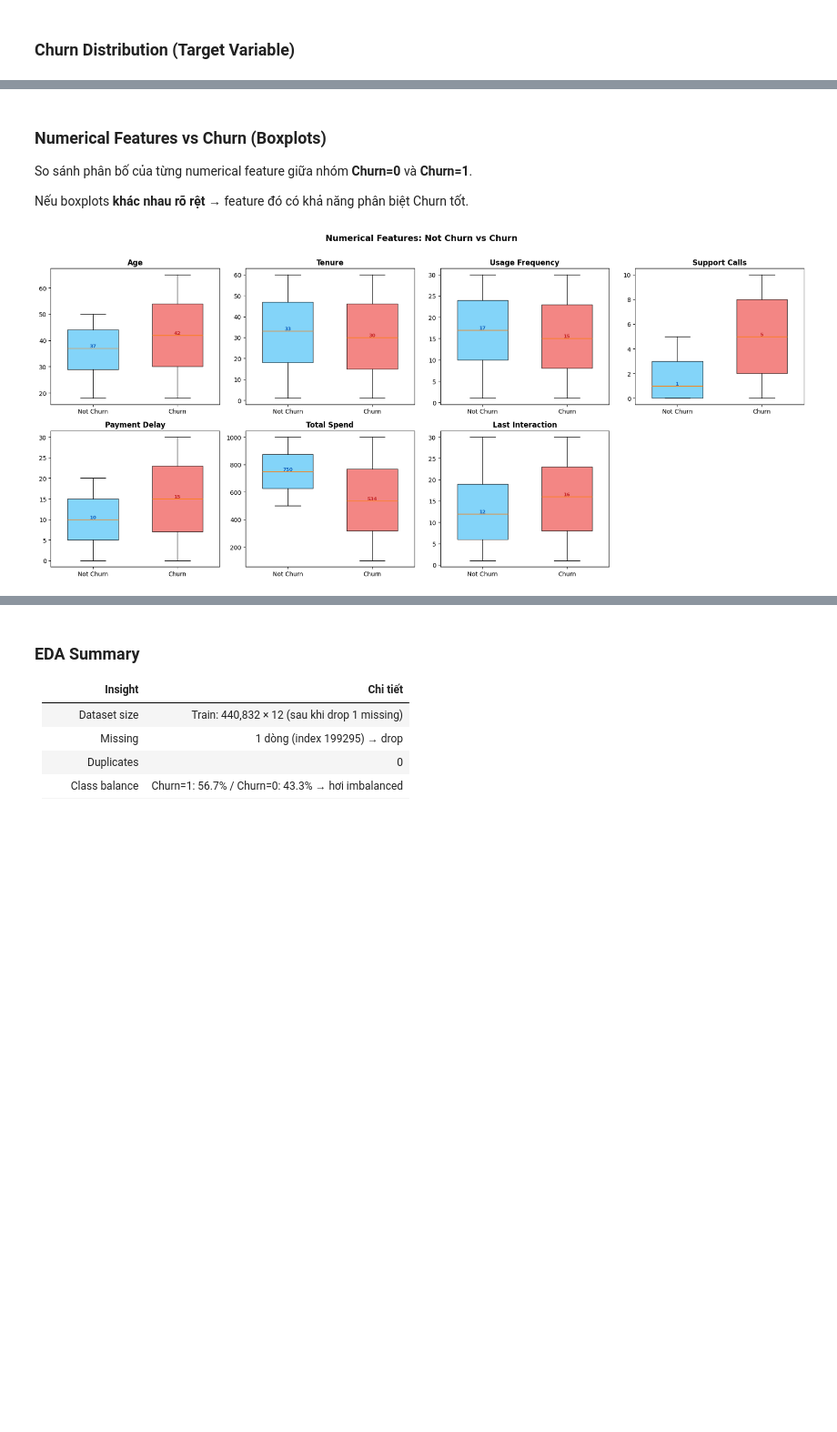
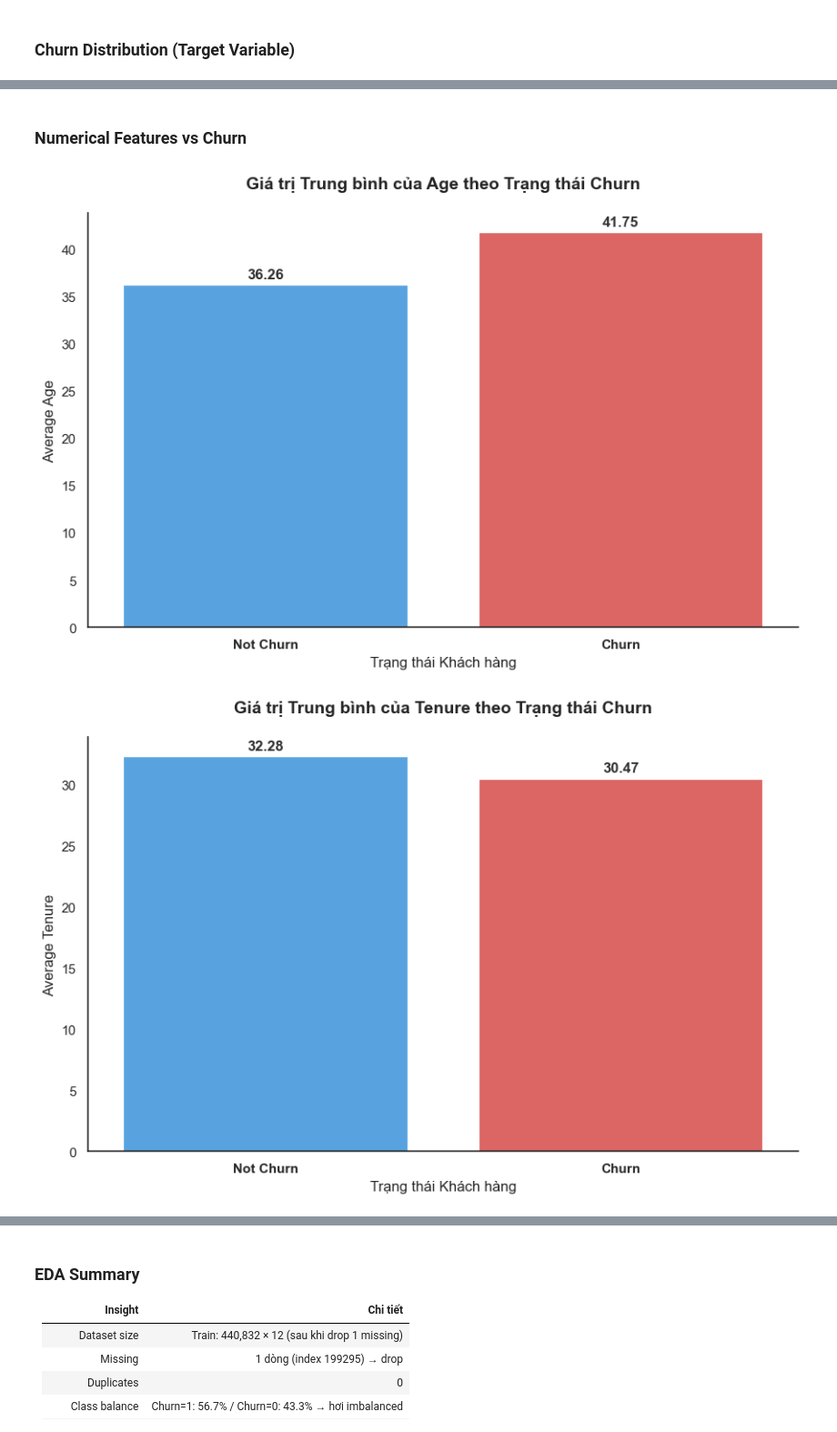
Before and after one commit to AIVIETNAM-AIO-ChimCanhCut/warm-up-01-classification, a Jupyter notebook: notebooks/eda.ipynb, the cells around one changed output, grey strips where cells are left out. Shown at 91% size. Cells and saved outputs as stored; diff of their text form; code cells hidden in the pictures; blank space fills up the shorter version.

```diff
--- a/notebooks/eda.ipynb
+++ b/notebooks/eda.ipynb
@@ -231,38 +208,38 @@ for feat, val in churn_corr.items():
 # %% [markdown]
-### Numerical Features vs Churn (Boxplots)
-
-So sánh phân bố của từng numerical feature giữa nhóm **Churn=0** và **Churn=1**.
-
-Nếu boxplots **khác nhau rõ rệt** → feature đó có khả năng phân biệt Churn tốt.
+### Numerical Features vs Churn
 # %%
-fig, axes = plt.subplots(2, 4, figsize=(18, 8))
-box_colors = ["#4FC3F7", "#EF5350"]
+bar_colors = ["#42A5F5", "#EF5350"]
 
-for i, col in enumerate(num_cols):
-    ax = axes[i // 4][i % 4]
-    data_0 = train_df[train_df["Churn"] == 0][col].dropna()
-    data_1 = train_df[train_df["Churn"] == 1][col].dropna()
+sns.set_theme(style="white")
 
-    bp = ax.boxplot([data_0, data_1], labels=["Not Churn", "Churn"],
-                    patch_artist=True, widths=0.6)
-    for patch, color in zip(bp["boxes"], box_colors):
-        patch.set_facecolor(color)
-        patch.set_alpha(0.7)
+for col in num_cols:
+    plt.figure(figsize=(9, 6))
 
-    ax.set_title(col, fontweight="bold", fontsize=12)
+    ax = sns.barplot(x="Churn", y=col, data=train_df,
+                     palette=bar_colors, hue="Churn", legend=False,
+                     errorbar=None)
 
-    # Hiển thị median values
-    ax.text(1, data_0.median(), f"{data_0.median():.0f}", ha="center",
-            va="bottom", fontweight="bold", fontsize=8, color="#1565C0")
-    ax.text(2, data_1.median(), f"{data_1.median():.0f}", ha="center",
-            va="bottom", fontweight="bold", fontsize=8, color="#C62828")
+    means = train_df.groupby("Churn")[col].mean()
+
+    for i, m in enumerate(means):
+        ax.text(i, m + (m * 0.01), f"{m:.2f}",
+                ha='center', va='bottom', fontweight='bold',
+                fontsize=12, color="#333333")
+
+    ax.set_xticks([0, 1])
+    ax.set_xticklabels(["Not Churn", "Churn"], fontweight="bold", fontsize=11)
+
+    plt.title(f"Giá trị Trung bình của {col} theo Trạng thái Churn",
+              fontweight="bold", fontsize=14, pad=20)
+    plt.xlabel("Trạng thái Khách hàng", fontsize=12)
+    plt.ylabel(f"Average {col}", fontsize=12)
 
 
+    sns.despine()
 
-axes[1][3].set_visible(False)
-plt.suptitle("Numerical Features: Not Churn vs Churn",
-             fontweight="bold", fontsize=14, y=1.01)
-plt.tight_layout()
-plt.show()
+    plt.tight_layout()
+    plt.show()
+    print("\n")
 # %% [output]
-[figure, old version]
+[figure, new version]
+[figure, added]
```
Also changed, not shown: parts of 14 cells of this notebook.
